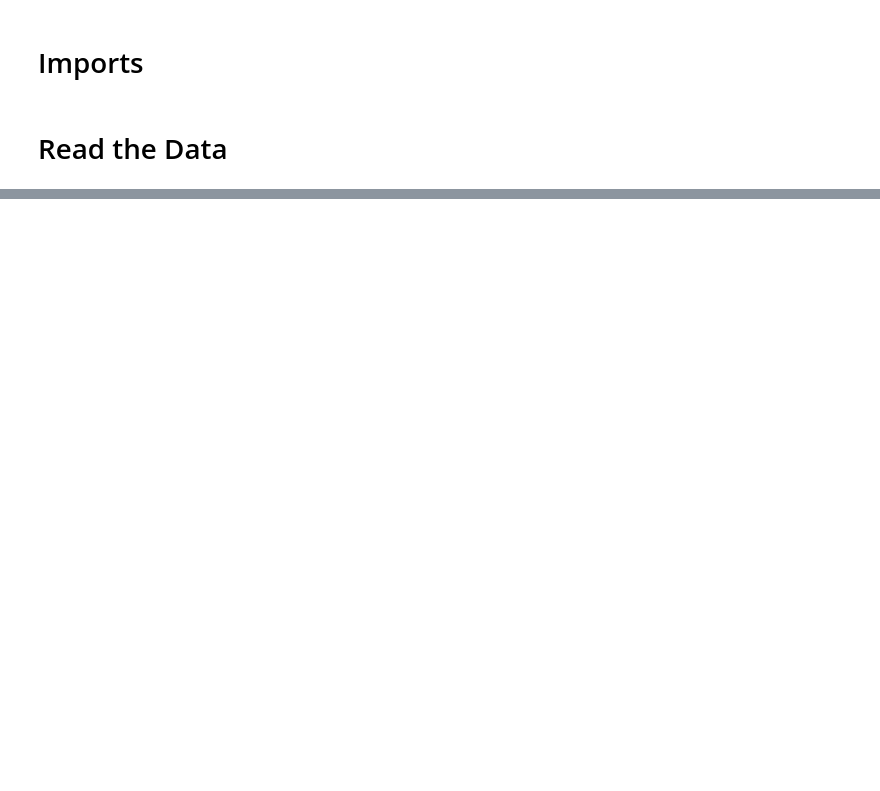
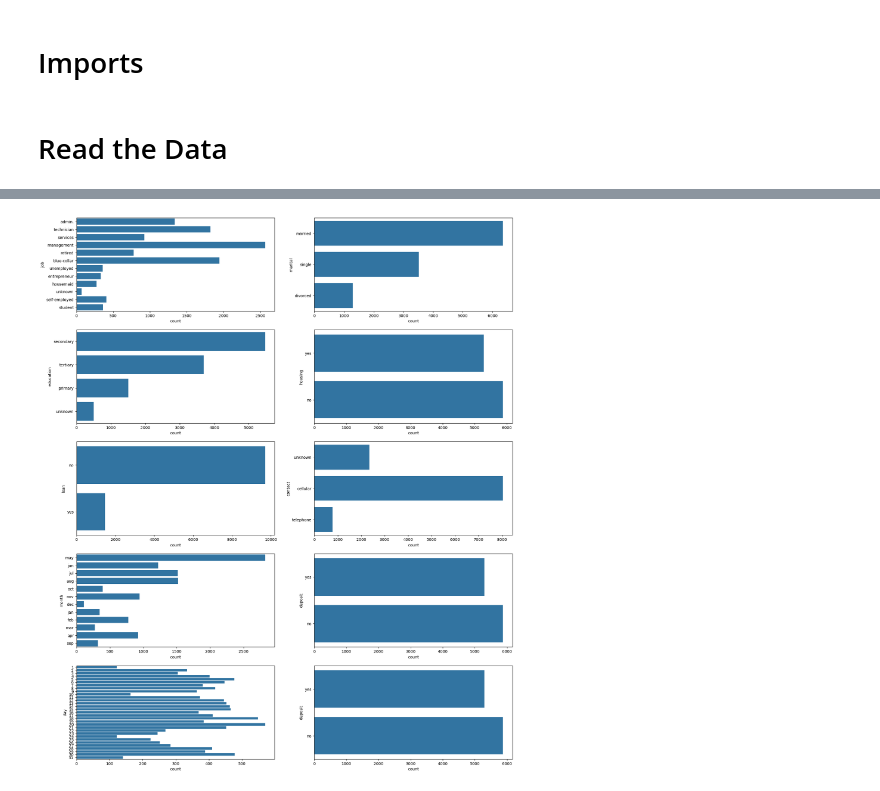
Before and after one commit to MohamadElnomrossie/Alex8, a Jupyter notebook: Data Science/Bank-Marketing (2)/Bank Marketing.ipynb, the cells around one changed output, grey strips where cells are left out. Saved outputs shown, nothing was run; the diff lists cells and outputs as text; code cells hidden in the pictures; blank space fills up the shorter version.

```diff
--- a/Data Science/Bank-Marketing (2)/Bank Marketing.ipynb
+++ b/Data Science/Bank-Marketing (2)/Bank Marketing.ipynb
@@ -57,0 +44,7 @@
+# %%
+cols=['age','balance','duration']
+plt.figure(figsize=(20,10))
+for i,col in enumerate(cols):
+    plt.subplot(4,2,i+1)
+    sb.histplot(data=df,x=col)
+plt.show()
@@ -57,0 +64,10 @@
+# %%
+cat=list(df.select_dtypes('object').columns)
+cat.append('day')
+cat.append('deposit')
+plt.figure(figsize=(20,25))
+for i,col in enumerate(cat):
+    plt.subplot(5,2,i+1)
+    sb.countplot(data=df,y=col)
+# %% [output]
+[figure, added]
```
Also changed, not shown: parts of 39 cells of this notebook.
